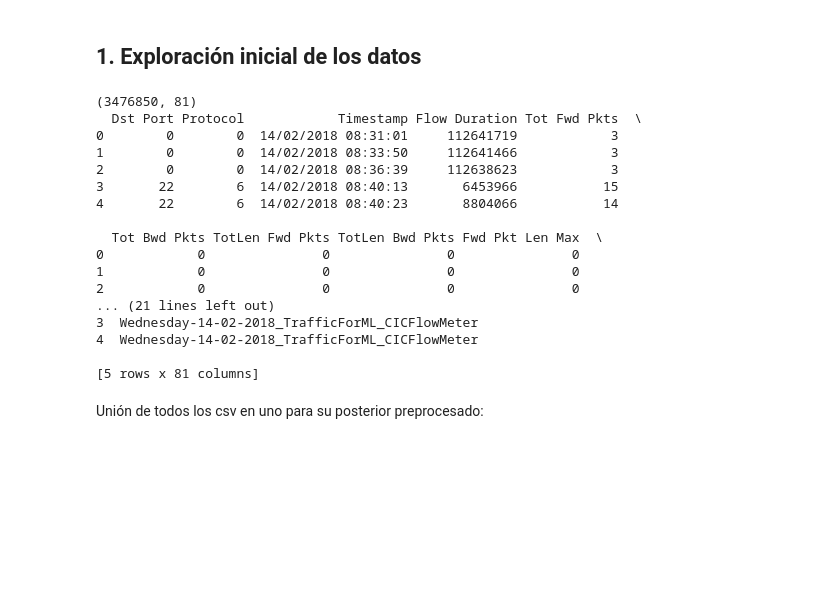
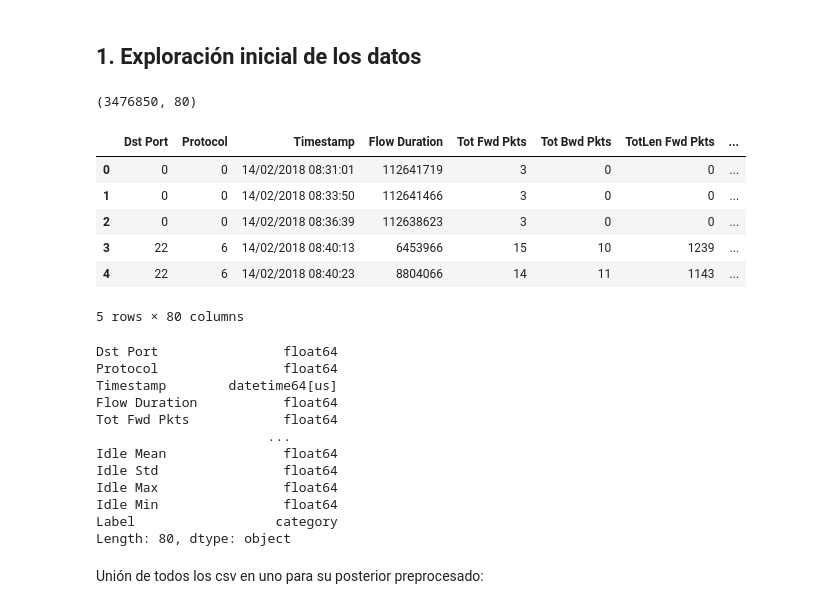
Before and after one commit to Axton-Industries/IDS-based-on-machine-learning-techniques, a Jupyter notebook: notebooks/01_data_loading.ipynb, the cells around one changed output. Cells and saved outputs as stored; diff of their text form; code cells hidden in the pictures; blank space fills up the shorter version.

```diff
--- a/notebooks/01_data_loading.ipynb
+++ b/notebooks/01_data_loading.ipynb
@@ -10,30 +11,16 @@ sys.path.append(str(Path("../src").resolve()))
 # %%
-from data.load import load_and_merge_csvs
-
-# Specify the raw data folder path
-raw_path = "../data/raw"
-
 # Load and merge all CSVs
-df = load_and_merge_csvs(raw_path)
+df = load_and_merge_csvs("../data/raw")
 
 # Inspect
 print(df.shape)
-print(df.head())
+df.head()
 # %% [output]
-(3476850, 81)
-  Dst Port Protocol            Timestamp Flow Duration Tot Fwd Pkts  \
-0        0        0  14/02/2018 08:31:01     112641719            3
-1        0        0  14/02/2018 08:33:50     112641466            3
-2        0        0  14/02/2018 08:36:39     112638623            3
-3       22        6  14/02/2018 08:40:13       6453966           15
-4       22        6  14/02/2018 08:40:23       8804066           14
-
-  Tot Bwd Pkts TotLen Fwd Pkts TotLen Bwd Pkts Fwd Pkt Len Max  \
-0            0               0               0               0
-1            0               0               0               0
-2            0               0               0               0
-... (21 lines left out)
-3  Wednesday-14-02-2018_TrafficForML_CICFlowMeter
-4  Wednesday-14-02-2018_TrafficForML_CICFlowMeter
-
-[5 rows x 81 columns]
+(3476850, 80)
+|  | Dst Port | Protocol | Timestamp | Flow Duration | Tot Fwd Pkts | Tot Bwd Pkts | TotLen Fwd Pkts | ... |
+| 0 | 0 | 0 | 14/02/2018 08:31:01 | 112641719 | 3 | 0 | 0 | ... |
+| 1 | 0 | 0 | 14/02/2018 08:33:50 | 112641466 | 3 | 0 | 0 | ... |
+| 2 | 0 | 0 | 14/02/2018 08:36:39 | 112638623 | 3 | 0 | 0 | ... |
+| 3 | 22 | 6 | 14/02/2018 08:40:13 | 6453966 | 15 | 10 | 1239 | ... |
+| 4 | 22 | 6 | 14/02/2018 08:40:23 | 8804066 | 14 | 11 | 1143 | ... |
+5 rows × 80 columns
@@ -40,3 +35,19 @@ print(df.head())
+# %%
+df.dtypes.value_counts()
+print(df.dtypes)
+# %% [output]
+Dst Port                float64
+Protocol                float64
+Timestamp        datetime64[us]
+Flow Duration           float64
+Tot Fwd Pkts            float64
+                      ...
+Idle Mean               float64
+Idle Std                float64
+Idle Max                float64
+Idle Min                float64
+Label                  category
+Length: 80, dtype: object
 # %% [markdown]
 Unión de todos los csv en uno para su posterior preprocesado:
 # %%
```
Also changed, not shown: parts of 3 cells of this notebook, 7 other files.
